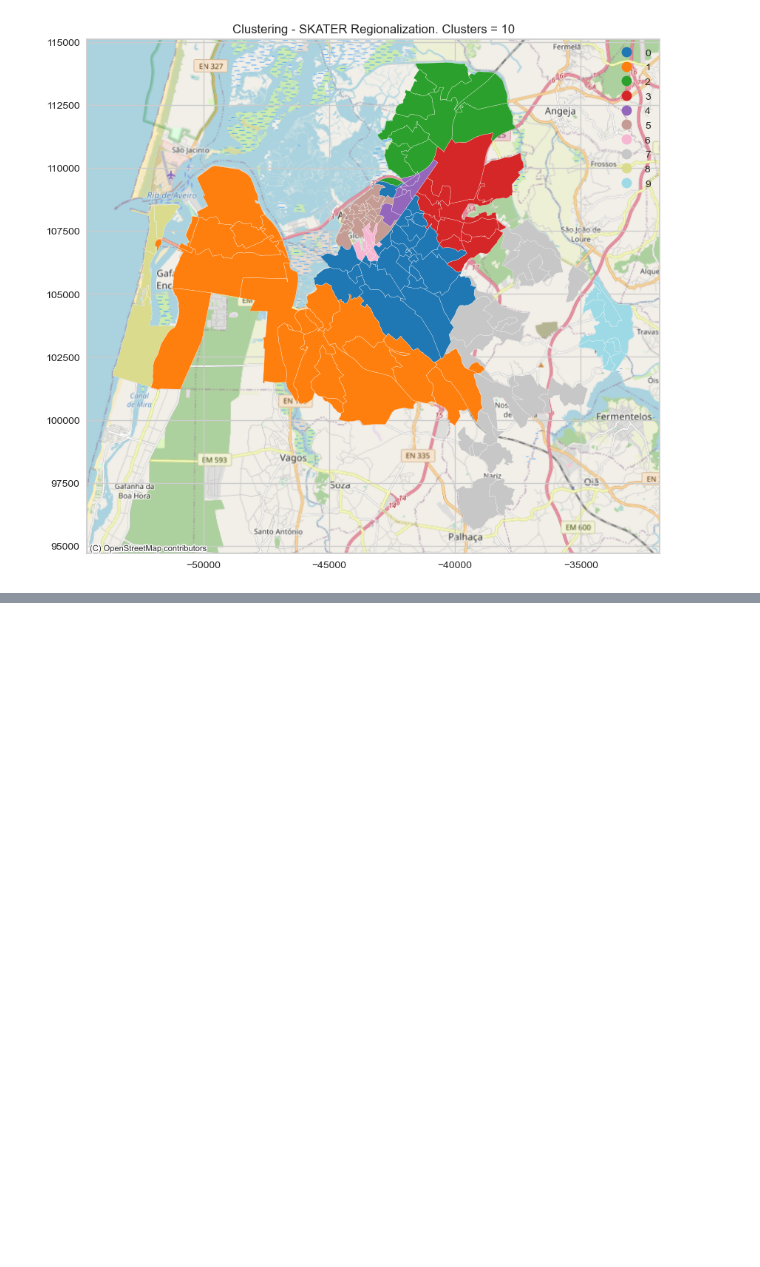
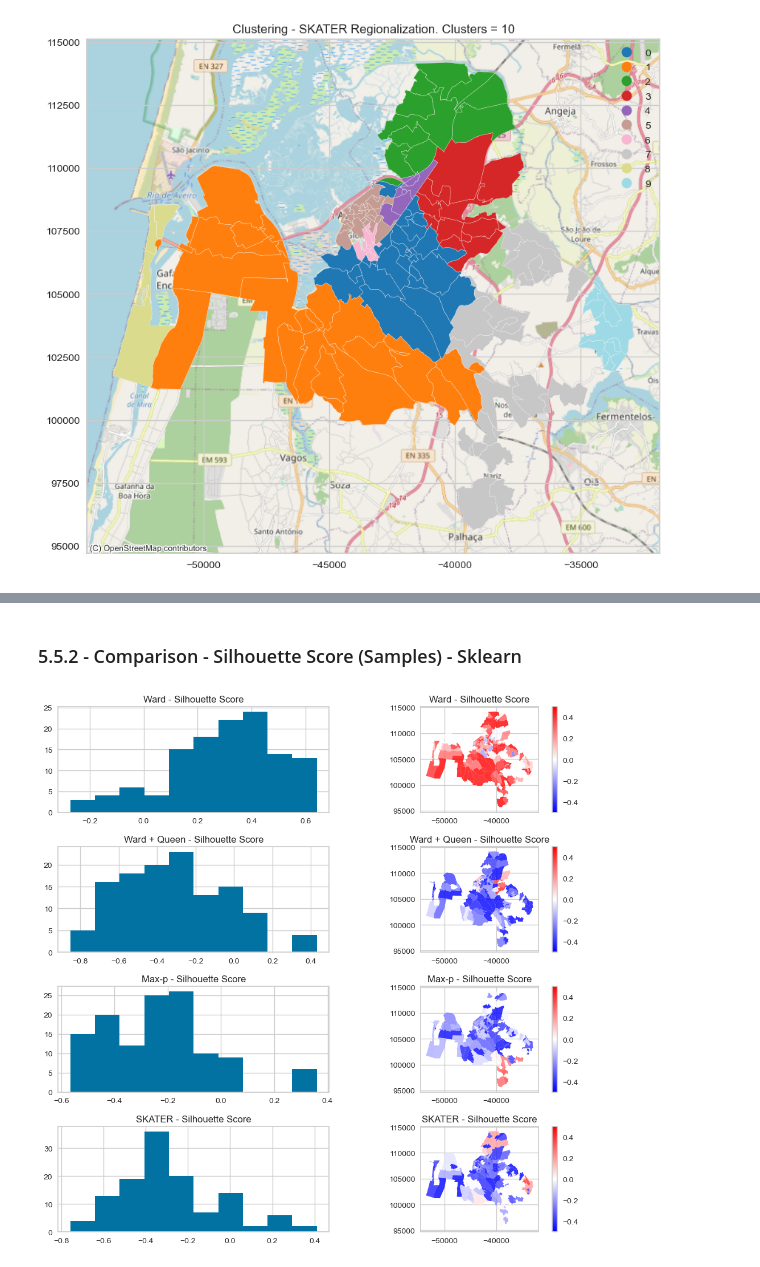
Before and after one commit to dcspt-getin/AIC_POAT, a Jupyter notebook: Notebooks/02_Clustering_AIC.ipynb, the cells around one changed output, grey strips where cells are left out. Drawn from its saved outputs; the diff is of its cells as text; code cells hidden in the pictures; blank space fills up the shorter version.

```diff
--- a/Notebooks/02_Clustering_AIC.ipynb
+++ b/Notebooks/02_Clustering_AIC.ipynb
@@ -940,0 +959,2 @@ clusters.to_pickle(path+ '/POAT/Andre_Lima/05_OK_Notebooks_new_clusters/02_Pickl
+# %%
+silhouettes_ward = silhouette_samples(bgri_cluster, hc.labels_)
@@ -940,0 +976,2 @@ clusters.to_pickle(path+ '/POAT/Andre_Lima/05_OK_Notebooks_new_clusters/02_Pickl
+# %%
+silhouettes_ward_queen = silhouette_samples(bgri_cluster, hc2.labels_)
@@ -940,0 +990,2 @@ clusters.to_pickle(path+ '/POAT/Andre_Lima/05_OK_Notebooks_new_clusters/02_Pickl
+# %%
+silhouettes_maxp = silhouette_samples(bgri_cluster, model_maxp.labels_)
@@ -940,0 +1004,2 @@ clusters.to_pickle(path+ '/POAT/Andre_Lima/05_OK_Notebooks_new_clusters/02_Pickl
+# %%
+silhouettes_skater = silhouette_samples(bgri_cluster, model_skater.labels_)
@@ -940,0 +1031,26 @@ clusters.to_pickle(path+ '/POAT/Andre_Lima/05_OK_Notebooks_new_clusters/02_Pickl
+# %% [markdown]
+### 5.5.2 - Comparison - Silhouette Score (Samples) - Sklearn
+# %%
+# Plot dos histogramas das silhuetas para cada cluster, para cada método de clusterização, com a média de cada cluster
+
+f,ax = plt.subplots(4,2,figsize=(10,10))
+ax[0,0].hist(silhouettes_ward)
+clusters.plot(silhouettes_ward, ax=ax[0,1], cmap='bwr',vmin=-.5, vmax=.5, alpha=.8,legend=True)
+ax[1,0].hist(silhouettes_ward_queen)
+clusters.plot(silhouettes_ward_queen, ax=ax[1,1], cmap='bwr',vmin=-.5, vmax=.5, alpha=.8,legend=True)
+ax[2,0].hist(silhouettes_maxp)
+clusters.plot(silhouettes_maxp, ax=ax[2,1], cmap='bwr',vmin=-.5, vmax=.5, alpha=.8,legend=True)
+ax[3,0].hist(silhouettes_skater)
+clusters.plot(silhouettes_skater, ax=ax[3,1], cmap='bwr',vmin=-.5, vmax=.5, alpha=.8,legend=True)
+ax[0,0].set_title("Ward - Silhouette Score")
+ax[0,1].set_title("Ward - Silhouette Score")
+ax[1,0].set_title("Ward + Queen - Silhouette Score")
+ax[1,1].set_title("Ward + Queen - Silhouette Score")
+ax[2,0].set_title("Max-p - Silhouette Score")
+ax[2,1].set_title("Max-p - Silhouette Score")
+ax[3,0].set_title("SKATER - Silhouette Score")
+ax[3,1].set_title("SKATER - Silhouette Score")
+f.tight_layout()
+plt.show()
+# %% [output]
+[figure, added]
```
Also changed, not shown: parts of 35 cells of this notebook, 3 other files.
